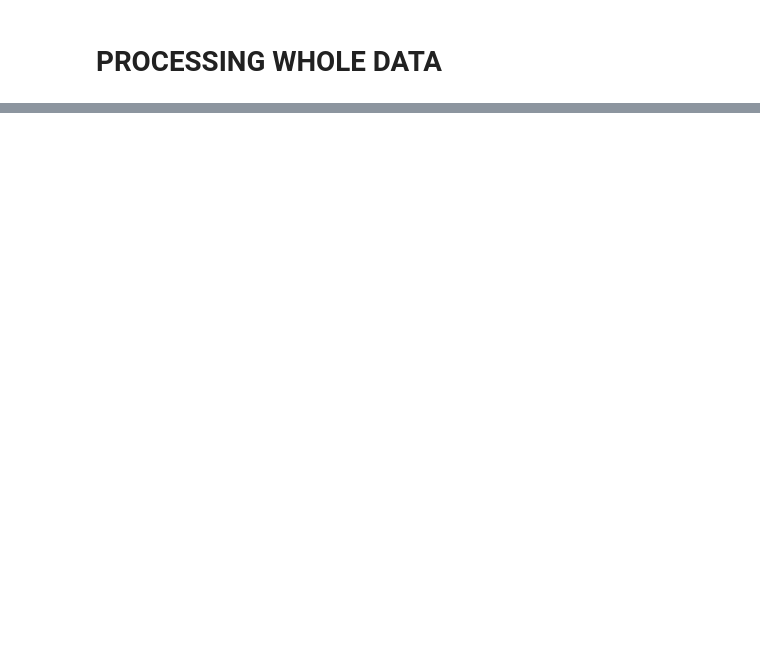
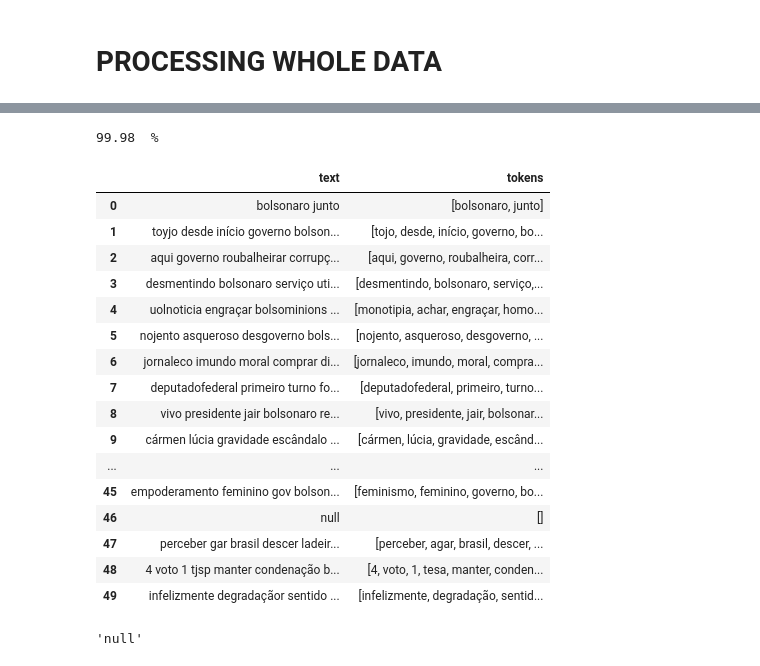
Before and after one commit to andreveit/fed-by-tweets-batch-scoring, a Jupyter notebook: src/notebooks/preprocessing.ipynb, the cells around one changed output, grey strips where cells are left out. Drawn from its saved outputs; the diff is of its cells as text; code cells hidden in the pictures; blank space fills up the shorter version.

```diff
--- a/src/notebooks/preprocessing.ipynb
+++ b/src/notebooks/preprocessing.ipynb
@@ -226,3 +234,10 @@ def tokenize_joined_words(tweet_tkz):
             new_tweet_tkz.append(sub_token)
 
     return new_tweet_tkz
+# %%
+import json
+
+with open('test.json', 'r') as file:
+    mydict = json.load(file)
+
+mydict
@@ -342,0 +710,42 @@ df_processed
+# %%
+ntweets = 5000
+
+twt = pd.read_pickle('../../data/2-intermediate/tweets.pkl')
+df = twt[twt.is_retweet == 0]
+df = df.drop(columns=['import_date','file_name'])
+df = df[df.lang=='pt']
+
+transformer = TweetsTextPreprocessor(verbose=True)
+transformed = transformer.transform(df.iloc[:ntweets].text.tolist())
+# %% [output]
+99.98  %
+# %%
+df_processed = pd.read_parquet('../../data/2-intermediate/tweets.parquet')
+
+df_ = pd.concat([transformed, df_processed.iloc[:ntweets].tokens.to_frame()], axis=1)
+# df_['test'] = np.where(df_.text == df_.tokens, 1, 0)
+# df_.test.sum()
+
+df_.head(50)
+# %% [output]
+|  | text | tokens |
+| 0 | bolsonaro junto | [bolsonaro, junto] |
+| 1 | toyjo desde início governo bolson... | [tojo, desde, início, governo, bo... |
+| 2 | aqui governo roubalheirar corrupç... | [aqui, governo, roubalheira, corr... |
+| 3 | desmentindo bolsonaro serviço uti... | [desmentindo, bolsonaro, serviço,... |
+| 4 | uolnoticia engraçar bolsominions ... | [monotipia, achar, engraçar, homo... |
+| 5 | nojento asqueroso desgoverno bols... | [nojento, asqueroso, desgoverno, ... |
+| 6 | jornaleco imundo moral comprar di... | [jornaleco, imundo, moral, compra... |
+| 7 | deputadofederal primeiro turno fo... | [deputadofederal, primeiro, turno... |
+| 8 | vivo presidente jair bolsonaro re... | [vivo, presidente, jair, bolsonar... |
+| 9 | cármen lúcia gravidade escândalo ... | [cármen, lúcia, gravidade, escând... |
+| ... | ... | ... |
+| 45 | empoderamento feminino gov bolson... | [feminismo, feminino, governo, bo... |
+| 46 | null | [] |
+| 47 | perceber gar brasil descer ladeir... | [perceber, agar, brasil, descer, ... |
+| 48 | 4 voto 1 tjsp manter condenação b... | [4, voto, 1, tesa, manter, conden... |
+| 49 | infelizmente degradaçãor sentido ... | [infelizmente, degradação, sentid... |
+# %%
+' '.join(['null'])
+# %% [output]
+'null'
```
Also changed, not shown: parts of 9 cells of this notebook, 11 other files.
